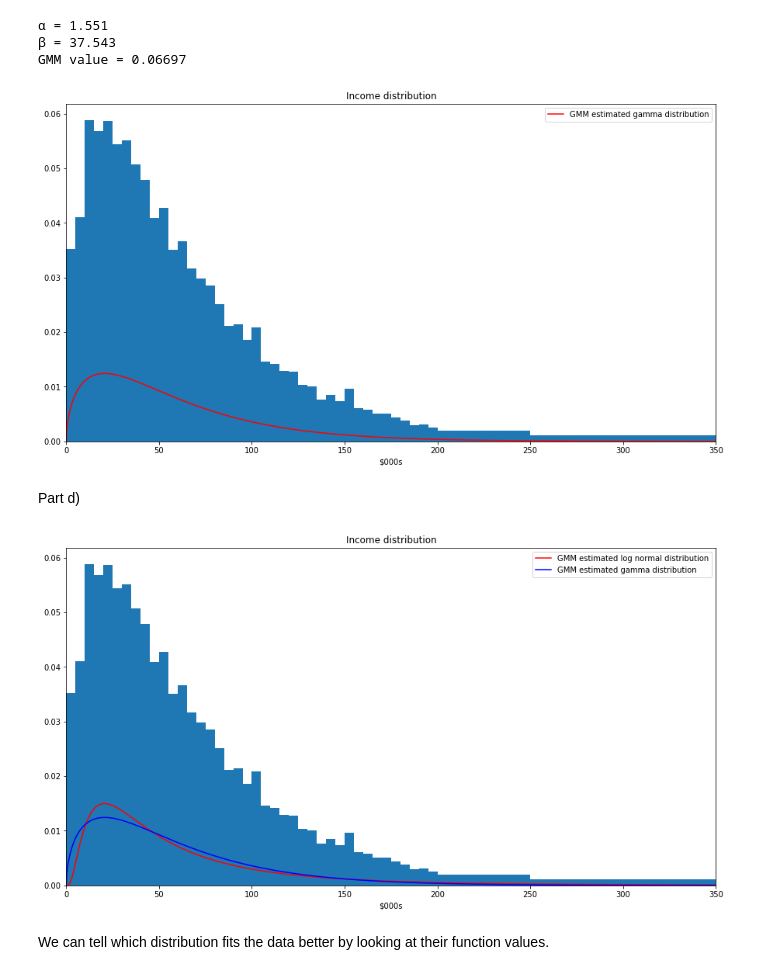
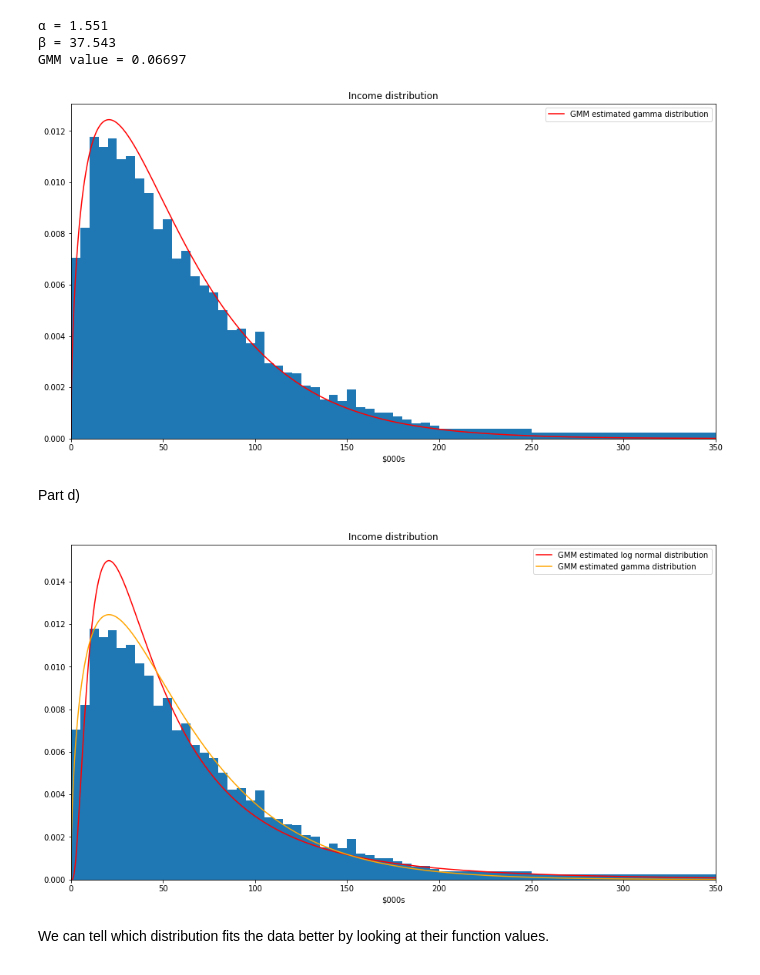
Before and after one commit to natashawatkins/BootCamp2018, a Jupyter notebook: Probsets/Econ/Probset5/GMM-estimation.ipynb, the cells around one changed output. Cells and saved outputs as stored; diff of their text form; code cells hidden in the pictures.

```diff
--- a/Probsets/Econ/Probset5/GMM-estimation.ipynb
+++ b/Probsets/Econ/Probset5/GMM-estimation.ipynb
@@ -28,6 +28,7 @@ Part a)
 incomes_percent = incomes.iloc[:40].copy()
 incomes_percent = incomes_percent.append([incomes.iloc[40:41] / 10] * 10)
 incomes_percent = incomes_percent.append([incomes.iloc[41:42] / 20] * 20)
+incomes_percent = incomes_percent / 5  # Divide by 5 to scale properly - width is 5
 incomes_percent.index = np.arange(0, 350, 5)
 # %%
 n = len(incomes_percent)
@@ -71,7 +72,7 @@ def GMM(params, X, bins, f, W=None):
 from scipy.optimize import minimize
 
 μ_0 = np.log(np.sum(incomes * incomes.index))
-σ_0 = 1
+σ_0 = 2
 W = np.diag(incomes.values)
 bins = incomes.index - 2.5
 
@@ -105,7 +108,7 @@ from scipy.special import gamma
 g = lambda x, α, β: (β**(-α) * x**(α - 1) * np.exp(-x / β)) / gamma(α)
 # %%
 α_0 = 3
-β_0 = 50
+β_0 = 20000 / 1000
 
 gmm_gamma = minimize(GMM, [α_0, β_0], args=(incomes.values, bins, g, W))
 α_hat, β_hat = gmm_gamma.x
@@ -128,21 +131,21 @@ plt.xlim(0, 350)
 plt.legend()
 plt.show()
 # %% [output]
-[figure, old version]
+[figure, new version]
 # %% [markdown]
 Part d)
 # %%
 plt.figure(figsize=(15, 8))
 plt.bar(incomes_percent.index, height=incomes_percent, width=5, align='edge')
 plt.plot(xgrid, log_norm(xgrid, μ_hat, σ_hat), color='red', label='GMM estimated log normal distribution')
-plt.plot(xgrid, g(xgrid, α_hat, β_hat), color='blue', label='GMM estimated gamma distribution')
+plt.plot(xgrid, g(xgrid, α_hat, β_hat), color='orange', label='GMM estimated gamma distribution')
 plt.title('Income distribution')
 plt.xlabel('$000s')
 plt.xlim(0, 350)
 plt.legend()
 plt.show()
 # %% [output]
-[figure, old version]
+[figure, new version]
 # %% [markdown]
 We can tell which distribution fits the data better by looking at their function values.
 # %%
```
Also changed, not shown: parts of 3 cells of this notebook, 1 other file.
